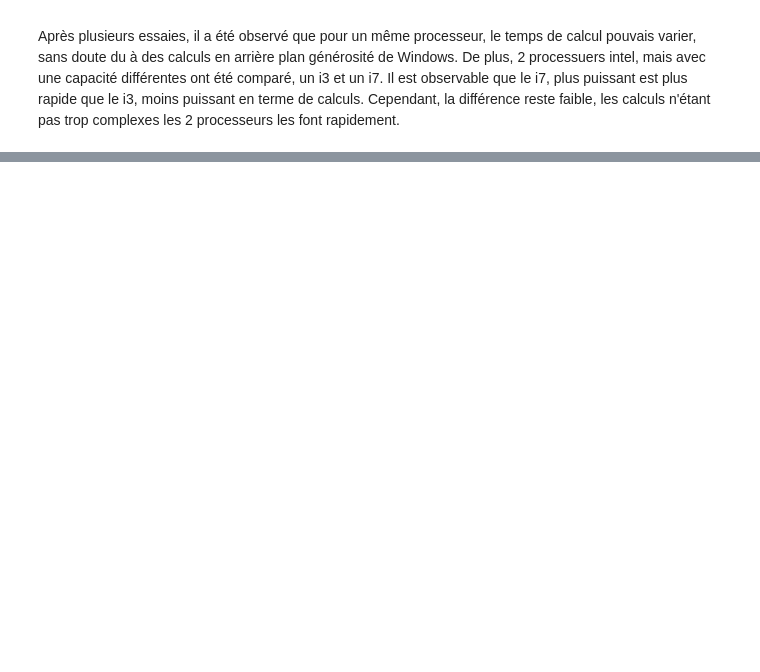
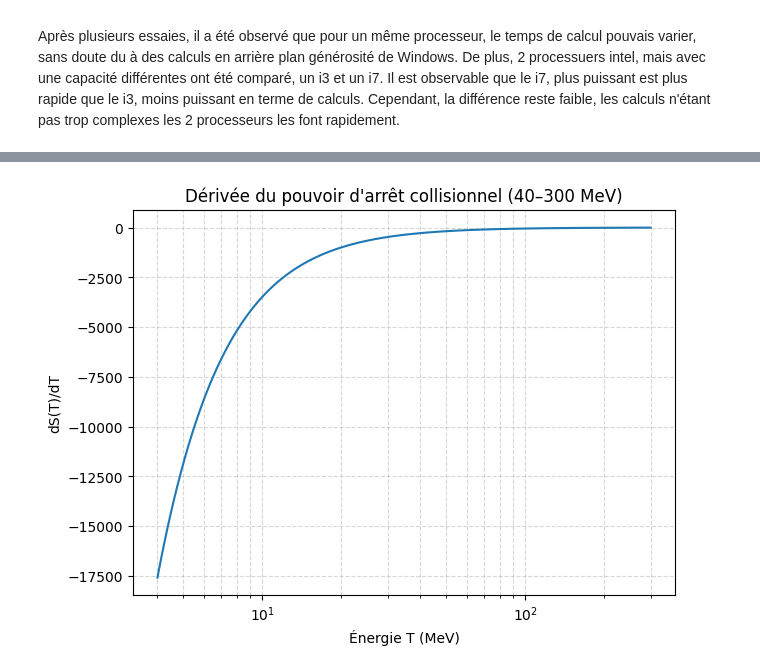
Before and after one commit to Jeremie-Beaupre/TP1_Phyznum, a Jupyter notebook: TP1.ipynb, the cells around one changed output, grey strips where cells are left out. Drawn from its saved outputs; the diff is of its cells as text; code cells hidden in the pictures; blank space fills up the shorter version.

```diff
--- a/TP1.ipynb
+++ b/TP1.ipynb
@@ -296,0 +353,70 @@ Après plusieurs essaies, il a été observé que pour un même processeur, le t
+# %%
+# ---------------------------------------------------------
+# Constantes physiques (à ajuster selon ton TP)
+# ---------------------------------------------------------
+mp = 1.67262192369e-27      # masse du proton (kg)
+me = 9.1093837015e-31       # masse de l'électron (kg)
+c  = 299792458              # vitesse de la lumière (m/s)
+e  = 1.602176634e-13        # conversion J -> MeV
+
+# Paramètres du TP (déjà cohérents en MeV)
+a = 2 * me * c**2 / e
+U = 2 * np.pi * re**2 * (me * c**2 / e) * number_of_electron_in_water
+k = a**2 / I_water**2
+b = 1.0 + (me/mp)**2
+delta = 2.0 * (me/mp)
+
+# ---------------------------------------------------------
+# Gamma(T) en MeV
+# ---------------------------------------------------------
+def gamma_from_T(T_MeV):
+    """Gamma(T) = T/(mp*c^2/e) + 1, T en MeV"""
+    return (T_MeV / (mp*c**2/e)) + 1
+
+# ---------------------------------------------------------
+# dS/dT cohérent avec S(T), T en MeV
+# ---------------------------------------------------------
+def dS_dT(T_MeV, U, k, b, delta, mp, c):
+    """
+    dS/dT selon l'expression analytique.
+    T_MeV : énergie cinétique en MeV (comme stopping_power)
+    """
+    gamma = gamma_from_T(T_MeV)
+    gamma2 = gamma**2
+
+    denom1 = gamma2 - 1
+    denom2 = b + delta*gamma
+
+    # Terme logarithmique (en MeV)
+    log_term = np.log( (k * (denom1**2)) / denom2 )
+
+    # Numérateur
+    num = U * gamma * (
+        gamma * (4*b*gamma + 3*delta*gamma2 + delta)
+        - 2 * denom2 * log_term
+    )
+
+    # Dénominateur
+    den = (denom1**2) * denom2
+
+    return num / den
+
+# ---------------------------------------------------------
+# Exemple d'utilisation : tracer dS/dT
+# ---------------------------------------------------------
+
+T_MeV = np.logspace(np.log10(4), np.log10(300), 50000)
+dS = dS_dT(T_MeV, U, k, b, delta, mp, c)
+
+plt.figure(figsize=(7,5))
+plt.plot(T_MeV, dS)
+plt.xscale("log")
+#plt.yscale("log")
+plt.xlabel("Énergie T (MeV)")
+plt.ylabel("dS(T)/dT")
+plt.title("Dérivée du pouvoir d'arrêt collisionnel (40–300 MeV)")
+plt.grid(True, which="both", ls="--", alpha=0.5)
+plt.tick_params(axis='both', which='both', direction='in', top=True, right=True)
+plt.show()
+# %% [output]
+[figure, added]
```
Also changed, not shown: parts of 5 cells of this notebook.
